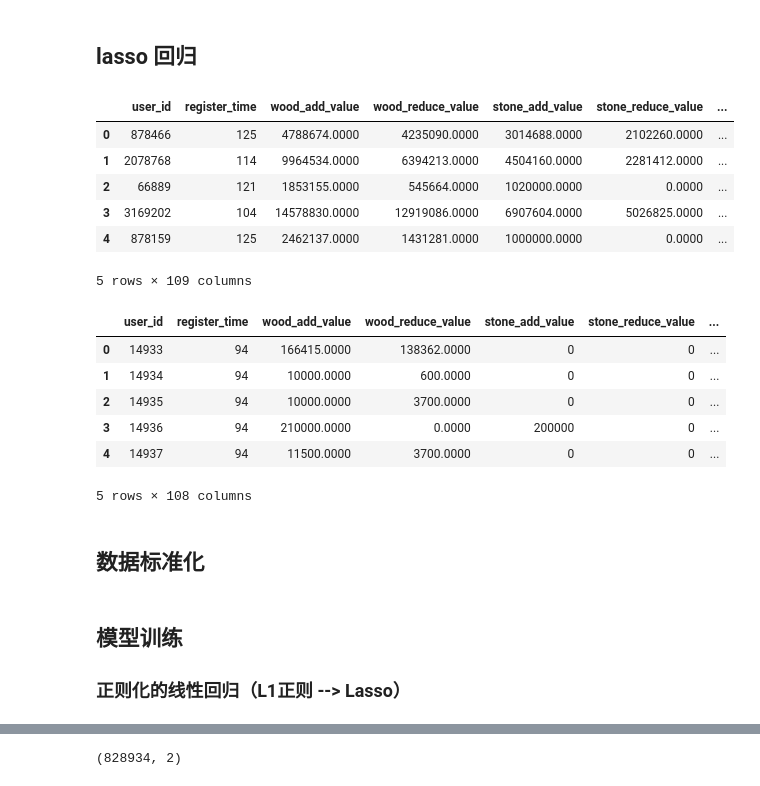
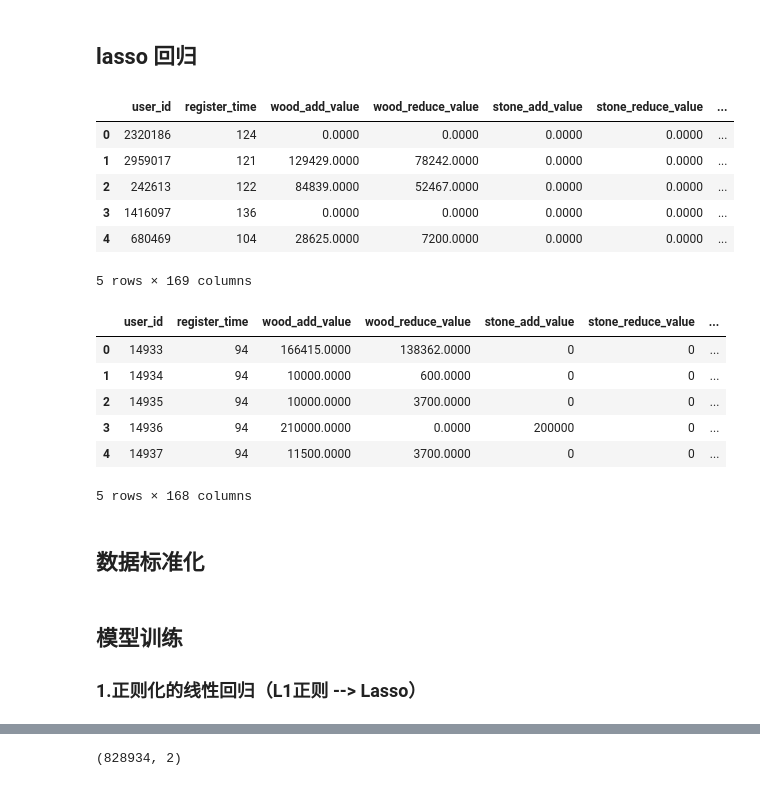
Before and after one commit to jieming2002/race_regression, a Jupyter notebook: src/04_lasso_RidgeCV.ipynb, the cells around one changed output, grey strips where cells are left out. Drawn from its saved outputs; the diff is of its cells as text; code cells hidden in the pictures.

```diff
--- a/src/04_lasso_RidgeCV.ipynb
+++ b/src/04_lasso_RidgeCV.ipynb
@@ -30,18 +30,18 @@ path_test = '../data/new/test/'
 summit_path = '../data/summit/'
 # %%
 #读取训练数据:
-train = pd.read_csv(path_train + 'train=0.1-fe-pay.csv')
+train = pd.read_csv(path_train + 'train=0.1-fe-top20.csv')
 train.head()
 # %% [output]
 |  | user_id | register_time | wood_add_value | wood_reduce_value | stone_add_value | stone_reduce_value | ... |
-| 0 | 878466 | 125 | 4788674.0000 | 4235090.0000 | 3014688.0000 | 2102260.0000 | ... |
-| 1 | 2078768 | 114 | 9964534.0000 | 6394213.0000 | 4504160.0000 | 2281412.0000 | ... |
-| 2 | 66889 | 121 | 1853155.0000 | 545664.0000 | 1020000.0000 | 0.0000 | ... |
-| 3 | 3169202 | 104 | 14578830.0000 | 12919086.0000 | 6907604.0000 | 5026825.0000 | ... |
-| 4 | 878159 | 125 | 2462137.0000 | 1431281.0000 | 1000000.0000 | 0.0000 | ... |
+| 0 | 2320186 | 124 | 0.0000 | 0.0000 | 0.0000 | 0.0000 | ... |
+| 1 | 2959017 | 121 | 129429.0000 | 78242.0000 | 0.0000 | 0.0000 | ... |
+| 2 | 242613 | 122 | 84839.0000 | 52467.0000 | 0.0000 | 0.0000 | ... |
+| 3 | 1416097 | 136 | 0.0000 | 0.0000 | 0.0000 | 0.0000 | ... |
+| 4 | 680469 | 104 | 28625.0000 | 7200.0000 | 0.0000 | 0.0000 | ... |
-5 rows × 109 columns
+5 rows × 169 columns
 # %%
-test = pd.read_csv(path_test + 'tap_fun_test-fe.csv')
+test = pd.read_csv(path_test + 'tap_fun_test-fe-top20.csv')
 test.head()
 # %% [output]
 |  | user_id | register_time | wood_add_value | wood_reduce_value | stone_add_value | stone_reduce_value | ... |
@@ -50,7 +50,7 @@ test.head()
 | 2 | 14935 | 94 | 10000.0000 | 3700.0000 | 0 | 0 | ... |
 | 3 | 14936 | 94 | 210000.0000 | 0.0000 | 200000 | 0 | ... |
 | 4 | 14937 | 94 | 11500.0000 | 3700.0000 | 0 | 0 | ... |
-5 rows × 108 columns
+5 rows × 168 columns
 # %%
 # 从原始数据中分离输入特征x和输出y
 target = 'prediction_pay_price'
@@ -90,7 +90,7 @@ def generate_summit(predict):
     return testPredict
 # %% [markdown]
 ## 模型训练
-### 正则化的线性回归（L1正则 --> Lasso）
+### 1.正则化的线性回归（L1正则 --> Lasso）
 # %%
 %%time
 #正则项系数
```
Also changed, not shown: parts of 11 cells of this notebook, 3 other files.
